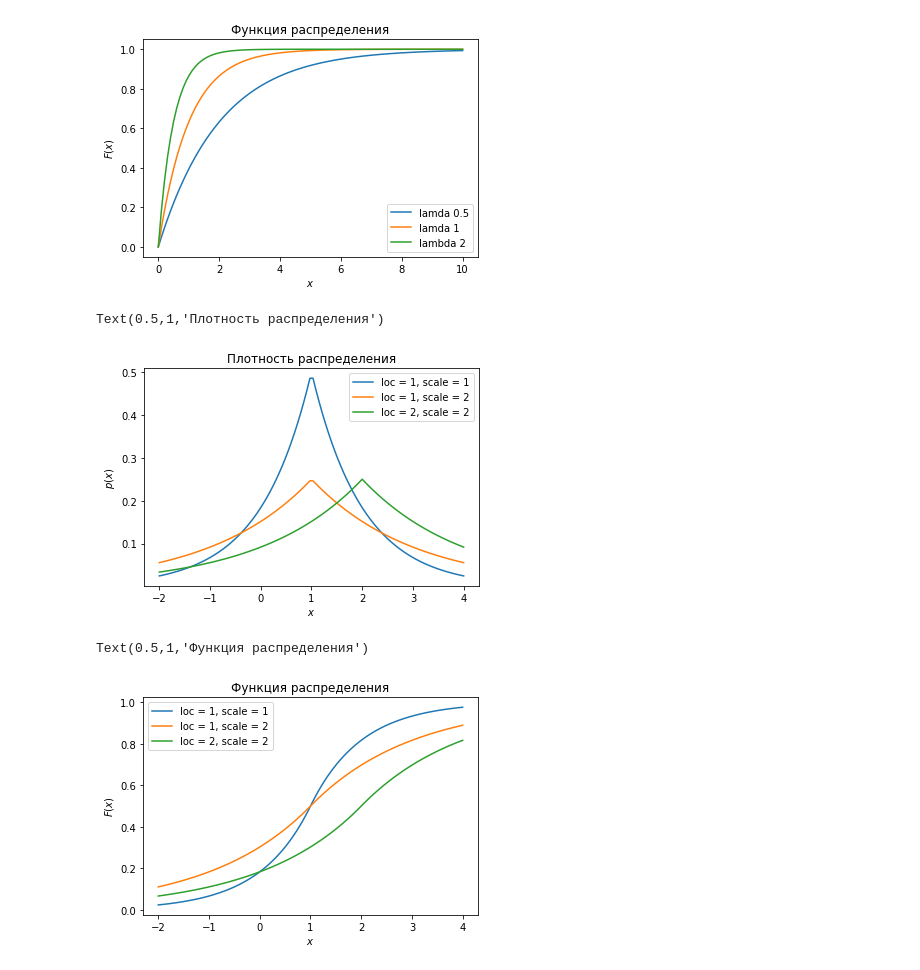
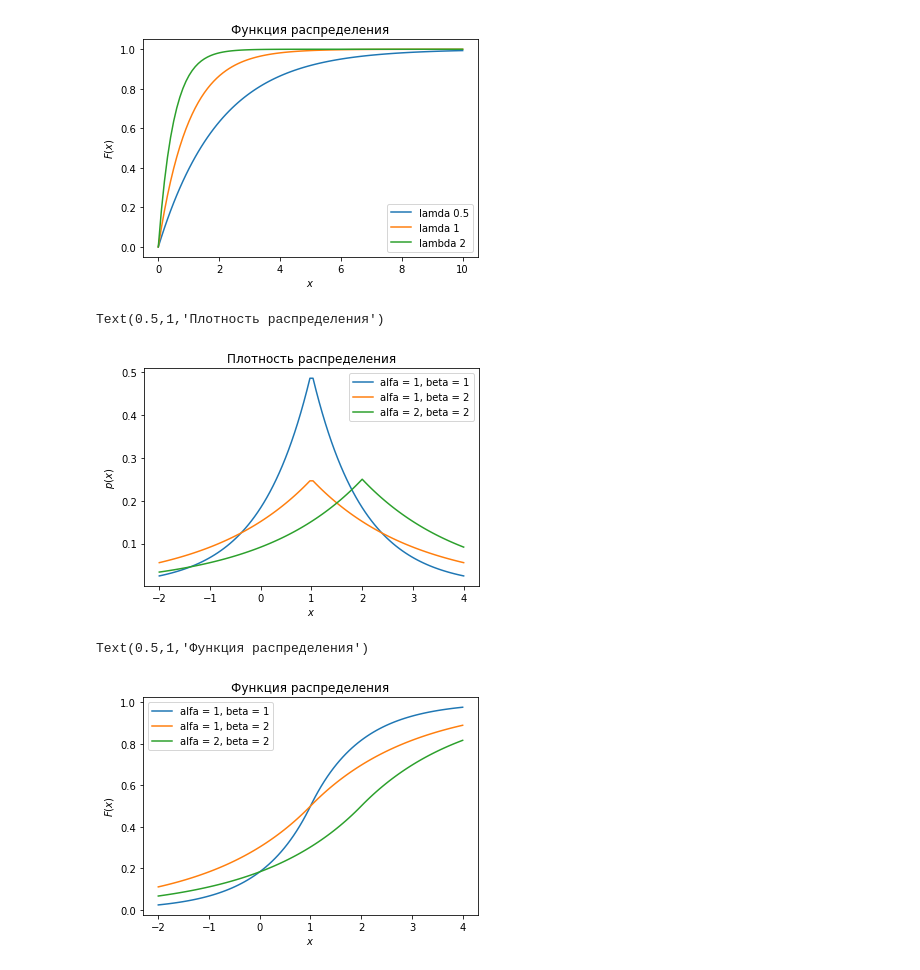
Before and after one commit to olgamonahova/python, a Jupyter notebook: Статистика ДЗ 1.ipynb, the cells around one changed output. Drawn from its saved outputs; the diff is of its cells as text; code cells hidden in the pictures.

```diff
--- a/Статистика ДЗ 1.ipynb
+++ b/Статистика ДЗ 1.ipynb
@@ -120,29 +124,29 @@ plt.plot(x, pdf2)
 plt.plot(x, pdf3)
 
 
-plt.legend(['loc = 1, scale = 1',  'loc = 1, scale = 2', 'loc = 2, scale = 2'])
+plt.legend(['alfa = 1, beta = 1',  'alfa = 1, beta = 2', 'alfa = 2, beta = 2'])
 plt.ylabel('$p(x)$')
 plt.xlabel('$x$')
 plt.title("Плотность распределения")
 # %% [output]
 Text(0.5,1,'Плотность распределения')
-[figure, old version]
+[figure, new version]
 # %%
 x = np.linspace(-2,4,100)
 
 cdf1 = laplace_rv11.cdf(x)
 cdf2 = laplace_rv12.cdf(x)
 cdf3 = laplace_rv22.cdf(x)
 
 plt.plot(x, cdf1)
 plt.plot(x, cdf2)
 plt.plot(x, cdf3)
 
 
-plt.legend(['loc = 1, scale = 1',  'loc = 1, scale = 2', 'loc = 2, scale = 2'])
+plt.legend(['alfa = 1, beta = 1',  'alfa = 1, beta = 2', 'alfa = 2, beta = 2'])
 plt.ylabel('$F(x)$')
 plt.xlabel('$x$')
 plt.title("Функция распределения")
 # %% [output]
 Text(0.5,1,'Функция распределения')
-[figure, old version]
+[figure, new version]
```
Also changed, not shown: parts of 2 cells of this notebook.
